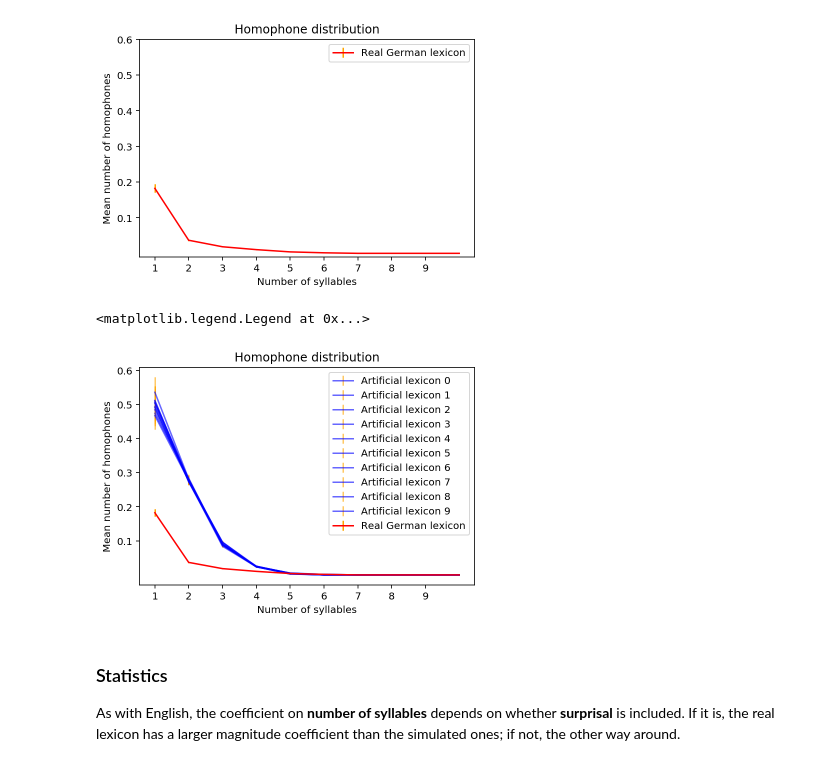
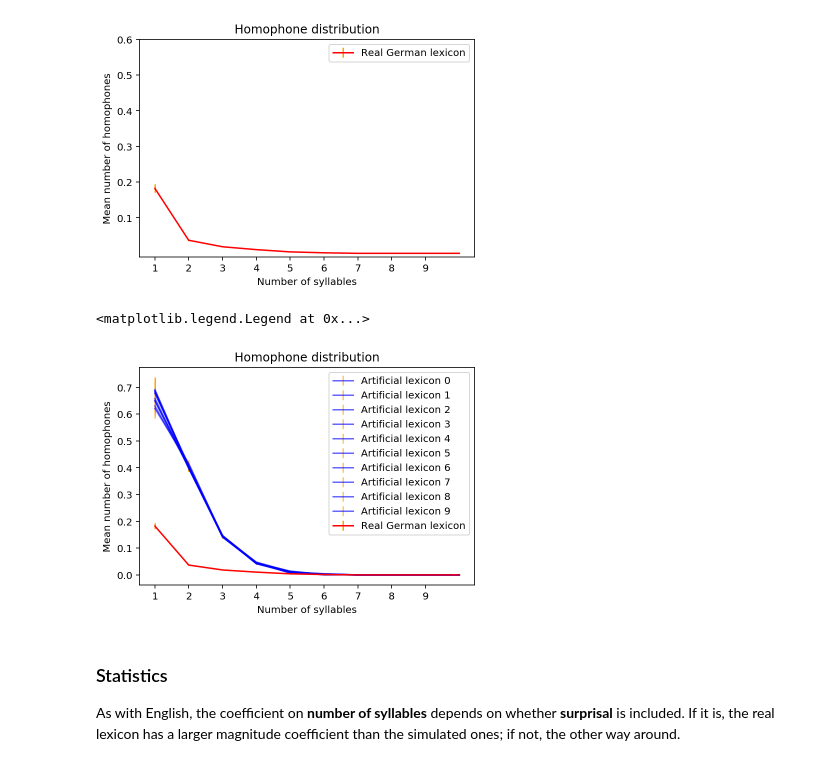
Before and after one commit to seantrott/homophone_simulations, a Jupyter notebook: using_null_lexicons.ipynb, the cells around one changed output. Saved outputs shown, nothing was run; the diff lists cells and outputs as text; code cells hidden in the pictures.

```diff
--- a/using_null_lexicons.ipynb
+++ b/using_null_lexicons.ipynb
@@ -55,7 +55,7 @@ df_celex_processed['num_homophones'].mean()
 # NUM_ARTIFICIAL = 10
 NUM_ARTIFICIAL = 10
 # %%
-df_english_with_sims = pd.read_csv("data/processed/english/english_artificial_10_matched_on_sylls.csv")
+df_english_with_sims = pd.read_csv("data/processed/english/english_artificial_10_matched_on_sylls_no_restriction.csv")
 # %%
 df_english_with_sims['lexicon'] = df_english_with_sims['lexicon'].apply(lambda x: str(x))
 # %%
@@ -310,7 +328,7 @@ df_celex_processed['num_homophones'].mean()
 # NUM_ARTIFICIAL = 10
 NUM_ARTIFICIAL = 10
 # %%
-df_german_artificials = pd.read_csv("data/processed/german/german_artificial_10_matched_on_sylls.csv")
+df_german_artificials = pd.read_csv("data/processed/german/german_artificial_10_matched_on_sylls_no_restriction.csv")
 # %%
 df_german_artificials['lexicon'] = df_german_artificials['lexicon'].apply(lambda x: str(x))
 # %%
@@ -442,23 +459,23 @@ df_artificials = pd.concat(artificials)
 # %%
 plt.title("Homophone distribution")
 plt.xlabel("Number of syllables")
 plt.ylabel("Mean number of homophones")
 
 for i, df in enumerate(artificials):
 
     plt.errorbar(df['num_sylls'], df['mean_homophones'], alpha = .6,
                         yerr=df['sem_homophones'], color = "blue", ecolor="orange",
                 label = "Artificial lexicon {x}".format(x=i))
 
 plt.errorbar(df_agg_real['num_sylls'], df_agg_real['mean_homophones'],
                     yerr=df_agg_real['sem_homophones'], color="red", ecolor="orange",
             label = "Real German lexicon")
 plt.xticks(list(range(1, 10)))
-plt.yticks([.1, .2, .3, .4, .5, .6])
+#plt.yticks([.1, .2, .3, .4, .5, .6])
 plt.legend(loc='upper right')
 # %% [output]
 <matplotlib.legend.Legend at 0x...>
-[figure, old version]
+[figure, new version]
 # %% [markdown]
 ### Statistics
 
```
Also changed, not shown: parts of 54 cells of this notebook, 1 other file.
